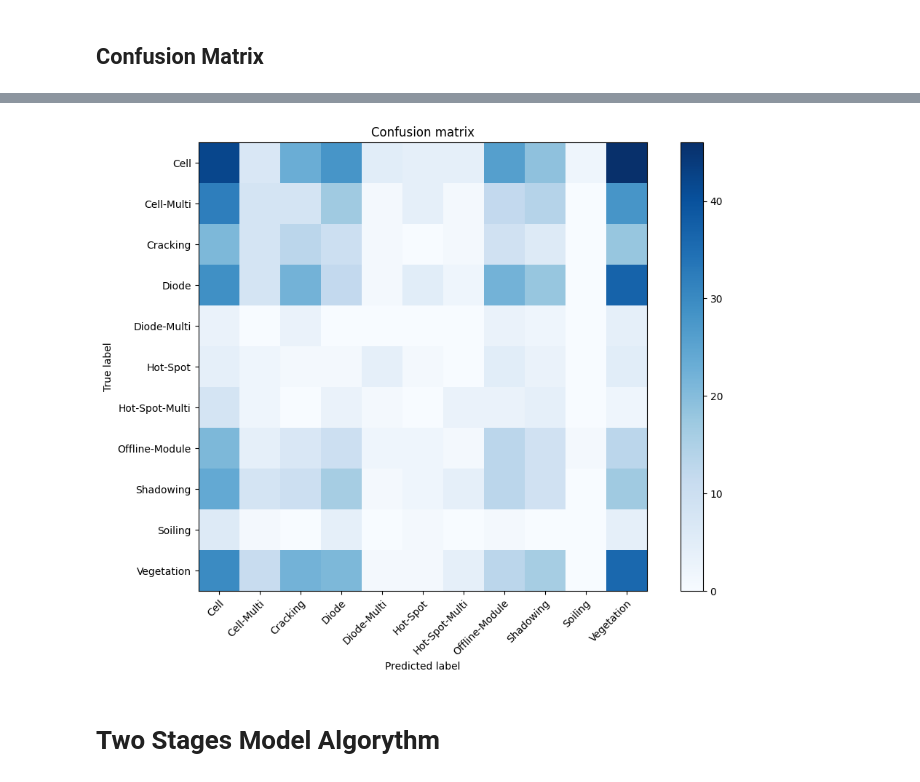
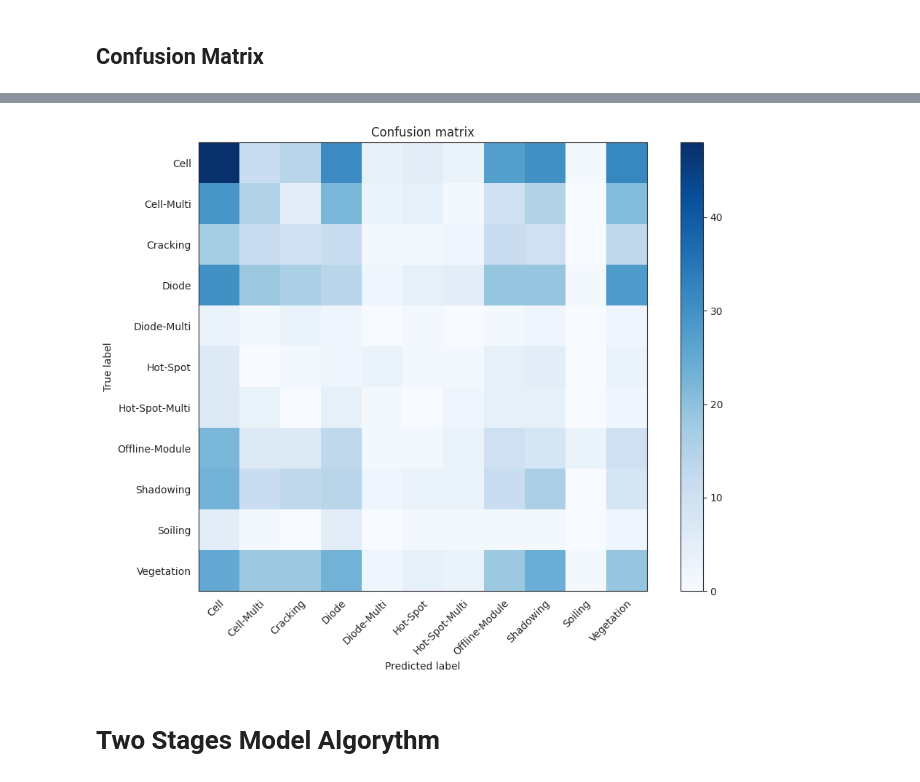
Before and after one commit to regiiis/pv_error_classification, a Jupyter notebook: pv_error_classifcation.ipynb, the cells around one changed output, grey strips where cells are left out. Saved outputs shown, nothing was run; the diff lists cells and outputs as text; code cells hidden in the pictures.

```diff
--- a/pv_error_classifcation.ipynb
+++ b/pv_error_classifcation.ipynb
@@ -862,7 +870,7 @@ plt.show()
 # %% [markdown]
 ## Create Train, Validation and Test DF
 # %%
-df_errors = df[df['anomaly_class'] != 'No-Anomaly']
+df_anomalies = df[df['anomaly_class'] != 'No-Anomaly']
 # %%
 # Split data into df with 0.8/0.1/0.1 ratio
 
@@ -903,8 +911,8 @@ image_width = 24
 batch_size = 256
 
 
-train_generator_errors = ImageDataGenerator().flow_from_dataframe(
-    dataframe = train_df_errors,
+train_generator_anomalies = ImageDataGenerator().flow_from_dataframe(
+    dataframe = train_df_anomalies,
     directory = f'{path}/InfraredSolarModules/images/',
     x_col = "image_name",
     y_col = "anomaly_class",
@@ -916,8 +924,8 @@ train_generator_errors = ImageDataGenerator().flow_from_dataframe(
     shuffle = False
 )
 
-validation_generator_errors = ImageDataGenerator().flow_from_dataframe(
-    dataframe = validation_df_errors,
+validation_generator_anomalies = ImageDataGenerator().flow_from_dataframe(
+    dataframe = validation_df_anomalies,
     directory = f'{path}/InfraredSolarModules/images/',
     x_col = "image_name",
     y_col = "anomaly_class",
@@ -929,14 +937,14 @@ validation_generator_errors = ImageDataGenerator().flow_from_dataframe(
     shuffle = False
 )
 
-test_generator_errors = ImageDataGenerator().flow_from_dataframe(
-    dataframe = test_df_errors,
+test_generator_anomalies = ImageDataGenerator().flow_from_dataframe(
+    dataframe = test_df_anomalies,
     directory = f'{path}/InfraredSolarModules/images/',
     x_col = "image_name",
     y_col = "anomaly_class",
     class_mode = "categorical",
     target_size = (image_height, image_width),
-    rescale=1./255,
+    rescale = 1./255,
     batch_size = batch_size,
     color_mode = "grayscale",
     shuffle = False
@@ -1056,10 +1064,10 @@ visualkeras.layered_view(model_anomalies, legend=True, color_map = color_map)
 # %% [markdown]
 ## Train Model 7
 # %%
-history_errors = model_anomalies.fit(
-    train_generator_errors,
-    epochs = 150,
-    validation_data = validation_generator_errors
+history_anomalies = model_anomalies.fit(
+    train_generator_anomalies,
+    epochs = 200,
+    validation_data = validation_generator_anomalies
  )
 
 #model_anomalies.save("/content/drive/My Drive/Colab Notebooks/models/pv_classification/model_anomalies")
@@ -1114,17 +1122,17 @@ model_anomalies.evaluate(test_generator_errors)
 # %% [markdown]
 ## Confusion Matrix
 # %%
-x = list(train_generator_errors.class_indices.keys())
+x = list(train_generator_anomalies.class_indices.keys())
 num_of_test_samples = 2000
 
-Y_pred = model_anomalies.predict_generator(test_generator_errors, num_of_test_samples // batch_size+1)
+Y_pred = model_anomalies.predict_generator(test_generator_anomalies, num_of_test_samples // batch_size+1)
 y_pred = np.argmax(Y_pred, axis=1)
 print()
 print('Confusion Matrix')
-print(confusion_matrix(test_generator_errors.classes, y_pred))
+print(confusion_matrix(test_generator_anomalies.classes, y_pred))
 
 print()
 print('Classification Report')
 target_names = x
-print(classification_report(test_generator_errors.classes, y_pred, target_names = target_names))
+print(classification_report(test_generator_anomalies.classes, y_pred, target_names = target_names))
 # %% [output]
@@ -1149,21 +1157,21 @@ Confusion Matrix
 # %%
-cm = confusion_matrix(validation_generator_3.classes, y_pred)
+cm = confusion_matrix(validation_generator_anomalies.classes, y_pred)
 fig, ax = plt.subplots(figsize = (12,8))
 im = ax.imshow(cm, interpolation = 'nearest', cmap = plt.cm.Blues)
 title = 'Confusion matrix'
 ax.figure.colorbar(im, ax = ax)
 ax.set(xticks = np.arange(cm.shape[1]),
     yticks=np.arange(cm.shape[0]),
     xticklabels = target_names, yticklabels = target_names,
     title=title,
     ylabel ='True label',
     xlabel ='Predicted label',
     )
 plt.setp(ax.get_xticklabels(), rotation=45, ha = "right",
              rotation_mode = "anchor")
 np.set_printoptions(precision = 2)
 plt.show()
 # %% [output]
-[figure, old version]
+[figure, new version]
 # %% [markdown]
 # Two Stages Model Algorythm
```
Also changed, not shown: parts of 24 cells of this notebook.
